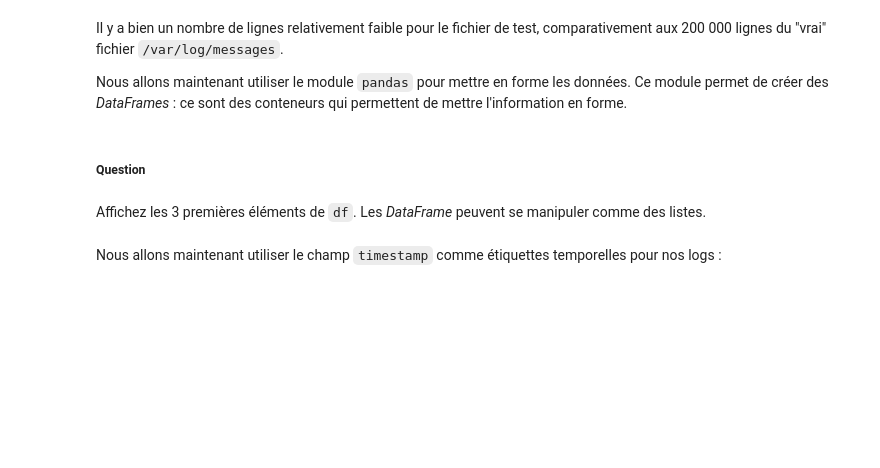
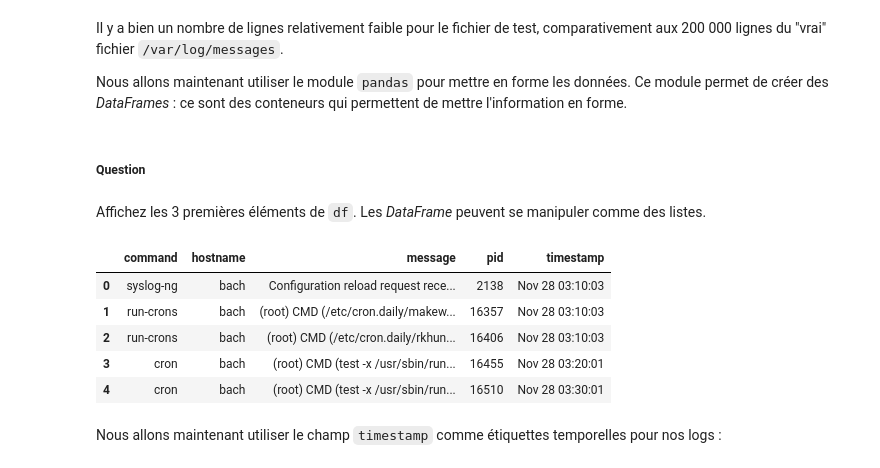
Before and after one commit to sylvchev/coursIntroPython, a Jupyter notebook: CanevasTP2.ipynb, the cells around one changed output. Saved outputs shown, nothing was run; the diff lists cells and outputs as text; code cells hidden in the pictures; blank space fills up the shorter version.

```diff
--- a/CanevasTP2.ipynb
+++ b/CanevasTP2.ipynb
@@ -163,13 +165,12 @@ Avant de traiter le vrai fichier `/var/log/messages`, nous allons utiliser un fi
 # %% [markdown]
 Écrivez le code qui permet d'ouvrir le fichier `test_messages5000` et qui parse chacune de ses lignes. Les lignes ainsi parsées  sont à aggréger dans une liste que vous appelerez `log_list`.
 # %%
-# a suppr
-with open ("test_messages5000") as f:
+with open('test_messages5000', 'r') as f:
     lignes = f.readlines()
-    parser = SyslogParser()
-    log_list = []
-    for l in lignes:
-        fields = parser.parse(l)
-        log_list.append(fields)
+parser = SyslogParser()
+log_list = []
+for l in lignes:
+    fields = parser.parse(l)
+    log_list.append(fields)
 # %% [markdown]
 Vérifiez la taille de `log_list`, qui doit être égale à 5000 si vous avez ouvert `test_messages5000`.
@@ -198,2 +193,11 @@ dd.command.resample('1t', how='count')
+# %%
+df[0:5]
+# %% [output]
+|  | command | hostname | message | pid | timestamp |
+| 0 | syslog-ng | bach | Configuration reload request rece... | 2138 | Nov 28 03:10:03 |
+| 1 | run-crons | bach | (root) CMD (/etc/cron.daily/makew... | 16357 | Nov 28 03:10:03 |
+| 2 | run-crons | bach | (root) CMD (/etc/cron.daily/rkhun... | 16406 | Nov 28 03:10:03 |
+| 3 | cron | bach | (root) CMD (test -x /usr/sbin/run... | 16455 | Nov 28 03:20:01 |
+| 4 | cron | bach | (root) CMD (test -x /usr/sbin/run... | 16510 | Nov 28 03:30:01 |
 # %% [markdown]
 Nous allons maintenant utiliser le champ `timestamp` comme étiquettes temporelles pour nos logs :
```
Also changed, not shown: parts of 28 cells of this notebook.
